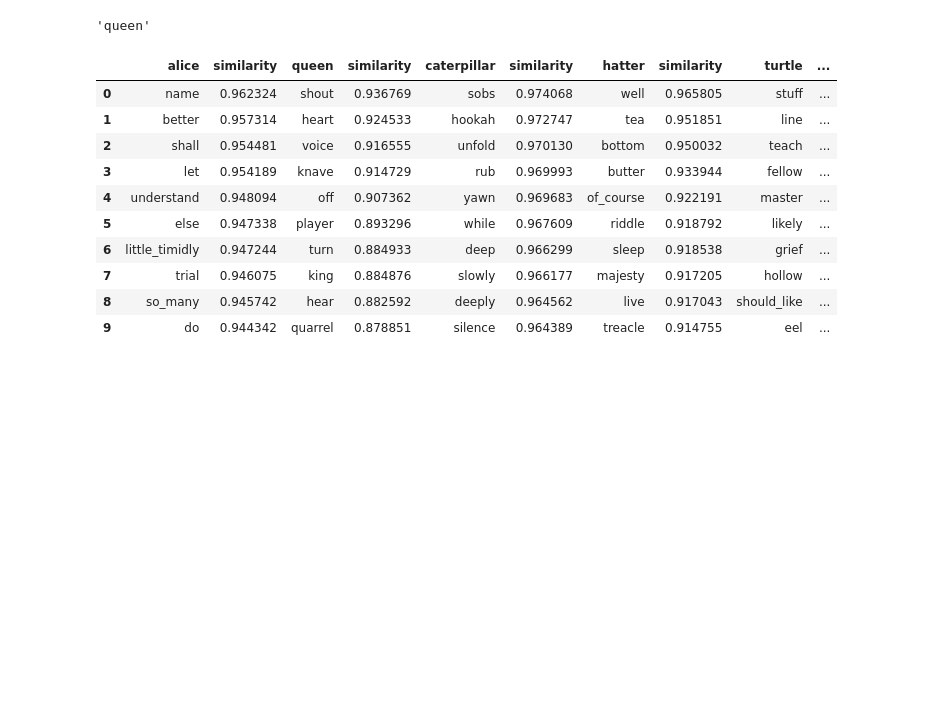
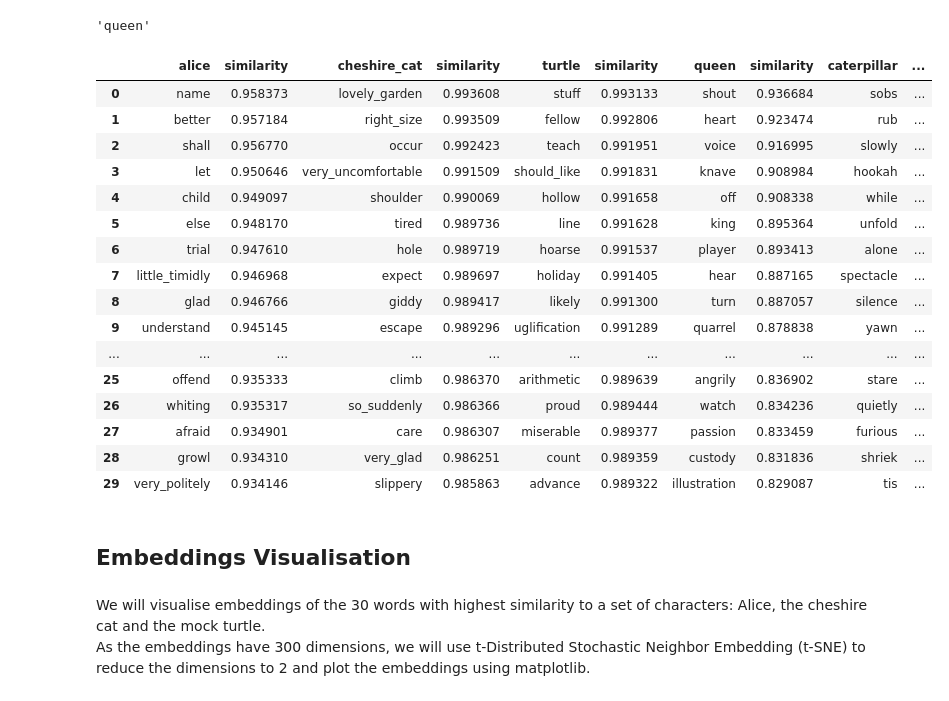
Before and after one commit to kwulffert/NLP_Projects, a Jupyter notebook: Alices_Adventures_In_Wonderland.ipynb, the cells around one changed output. Drawn from its saved outputs; the diff is of its cells as text; code cells hidden in the pictures; blank space fills up the shorter version.

```diff
--- a/Alices_Adventures_In_Wonderland.ipynb
+++ b/Alices_Adventures_In_Wonderland.ipynb
@@ -332,21 +354,34 @@ w2v_model.wv.doesnt_match("alice queen hatter caterpillar rat".split())
 # %%
 def get_word_table(table, key):
     return pd.DataFrame(table, columns=[key, 'similarity'])
 
-keys = [ 'alice','queen', 'caterpillar', 'hatter', 'turtle', 'cheshire', 'gryphon' ]
+keys = [ 'alice', 'cheshire_cat', 'turtle', 'queen', 'caterpillar', 'hatter', 'gryphon','duchess']
 tables = []
 for key in keys:
-    tables.append(get_word_table(w2v_model.wv.similar_by_word(key), key))
+    #tables.append(get_word_table(w2v_model.wv.similar_by_word(key), key))
+    tables.append(get_word_table(w2v_model.wv.similar_by_word(key, topn=30), key))
+    w2v_model.wv.most_similar(word, topn=30)
 pd.concat(tables, axis=1)
 # %% [output]
-|  | alice | similarity | queen | similarity | caterpillar | similarity | hatter | similarity | turtle | ... |
-| 0 | name | 0.962324 | shout | 0.936769 | sobs | 0.974068 | well | 0.965805 | stuff | ... |
-| 1 | better | 0.957314 | heart | 0.924533 | hookah | 0.972747 | tea | 0.951851 | line | ... |
-| 2 | shall | 0.954481 | voice | 0.916555 | unfold | 0.970130 | bottom | 0.950032 | teach | ... |
-| 3 | let | 0.954189 | knave | 0.914729 | rub | 0.969993 | butter | 0.933944 | fellow | ... |
-| 4 | understand | 0.948094 | off | 0.907362 | yawn | 0.969683 | of_course | 0.922191 | master | ... |
-| 5 | else | 0.947338 | player | 0.893296 | while | 0.967609 | riddle | 0.918792 | likely | ... |
-| 6 | little_timidly | 0.947244 | turn | 0.884933 | deep | 0.966299 | sleep | 0.918538 | grief | ... |
-| 7 | trial | 0.946075 | king | 0.884876 | slowly | 0.966177 | majesty | 0.917205 | hollow | ... |
-| 8 | so_many | 0.945742 | hear | 0.882592 | deeply | 0.964562 | live | 0.917043 | should_like | ... |
-| 9 | do | 0.944342 | quarrel | 0.878851 | silence | 0.964389 | treacle | 0.914755 | eel | ... |
+|  | alice | similarity | cheshire_cat | similarity | turtle | similarity | queen | similarity | caterpillar | ... |
+| 0 | name | 0.958373 | lovely_garden | 0.993608 | stuff | 0.993133 | shout | 0.936684 | sobs | ... |
+| 1 | better | 0.957184 | right_size | 0.993509 | fellow | 0.992806 | heart | 0.923474 | rub | ... |
+| 2 | shall | 0.956770 | occur | 0.992423 | teach | 0.991951 | voice | 0.916995 | slowly | ... |
+| 3 | let | 0.950646 | very_uncomfortable | 0.991509 | should_like | 0.991831 | knave | 0.908984 | hookah | ... |
+| 4 | child | 0.949097 | shoulder | 0.990069 | hollow | 0.991658 | off | 0.908338 | while | ... |
+| 5 | else | 0.948170 | tired | 0.989736 | line | 0.991628 | king | 0.895364 | unfold | ... |
+| 6 | trial | 0.947610 | hole | 0.989719 | hoarse | 0.991537 | player | 0.893413 | alone | ... |
+| 7 | little_timidly | 0.946968 | expect | 0.989697 | holiday | 0.991405 | hear | 0.887165 | spectacle | ... |
+| 8 | glad | 0.946766 | giddy | 0.989417 | likely | 0.991300 | turn | 0.887057 | silence | ... |
+| 9 | understand | 0.945145 | escape | 0.989296 | uglification | 0.991289 | quarrel | 0.878838 | yawn | ... |
+| ... | ... | ... | ... | ... | ... | ... | ... | ... | ... | ... |
+| 25 | offend | 0.935333 | climb | 0.986370 | arithmetic | 0.989639 | angrily | 0.836902 | stare | ... |
+| 26 | whiting | 0.935317 | so_suddenly | 0.986366 | proud | 0.989444 | watch | 0.834236 | quietly | ... |
+| 27 | afraid | 0.934901 | care | 0.986307 | miserable | 0.989377 | passion | 0.833459 | furious | ... |
+| 28 | growl | 0.934310 | very_glad | 0.986251 | count | 0.989359 | custody | 0.831836 | shriek | ... |
+| 29 | very_politely | 0.934146 | slippery | 0.985863 | advance | 0.989322 | illustration | 0.829087 | tis | ... |
+# %% [markdown]
+## Embeddings Visualisation
+# %% [markdown]
+We will visualise embeddings of the 30 words with highest similarity to a set of characters: Alice, the cheshire cat and the mock turtle.
+<br> As the embeddings have 300 dimensions, we will use t-Distributed Stochastic Neighbor Embedding (t-SNE) to reduce the dimensions to 2 and plot the embeddings using matplotlib.
```
Also changed, not shown: parts of 18 cells of this notebook, 10 other files.
